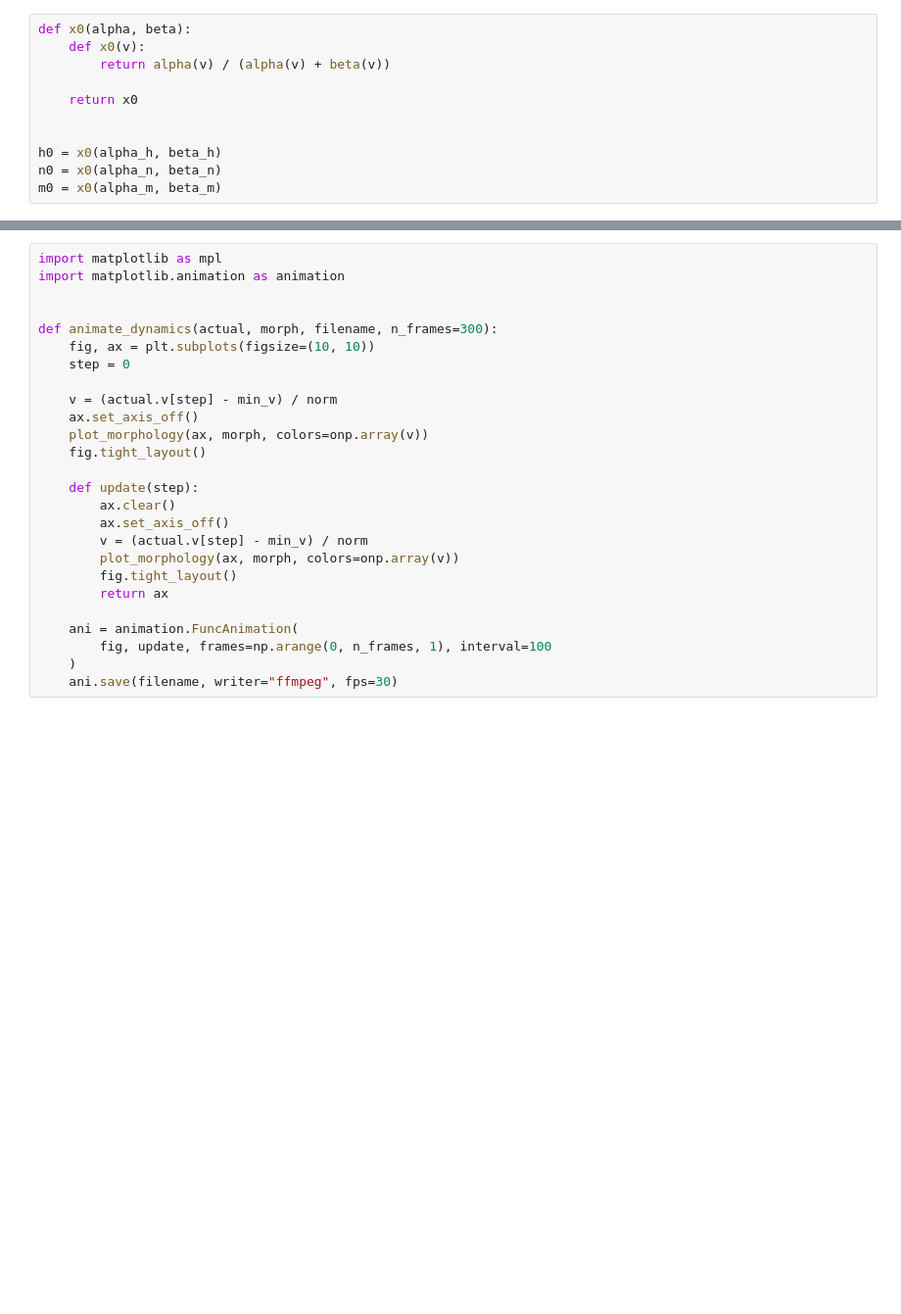
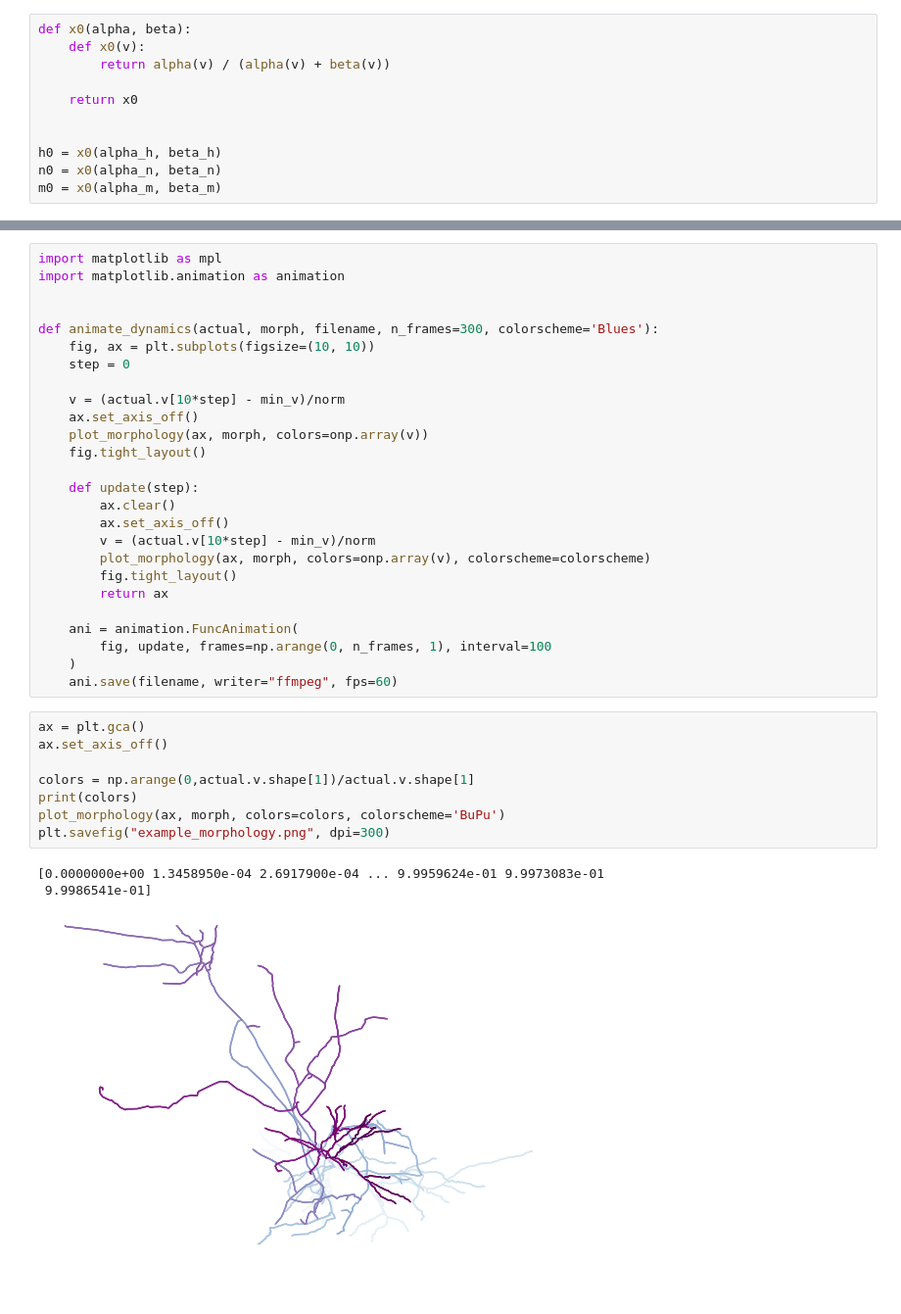
Before and after one commit to cpehle/njx, a Jupyter notebook: doc/notebooks/neuron_morphology.ipynb, the cells around one changed output, grey strips where cells are left out. Shown at 98% size. Saved outputs shown, nothing was run; the diff lists cells and outputs as text; blank space fills up the shorter version.

```diff
--- a/doc/notebooks/neuron_morphology.ipynb
+++ b/doc/notebooks/neuron_morphology.ipynb
@@ -309,11 +294,11 @@ import matplotlib as mpl
 import matplotlib.animation as animation
 
 
-def animate_dynamics(actual, morph, filename, n_frames=300):
+def animate_dynamics(actual, morph, filename, n_frames=300, colorscheme='Blues'):
     fig, ax = plt.subplots(figsize=(10, 10))
     step = 0
 
-    v = (actual.v[step] - min_v) / norm
+    v = (actual.v[10*step] - min_v)/norm
     ax.set_axis_off()
     plot_morphology(ax, morph, colors=onp.array(v))
     fig.tight_layout()
@@ -321,13 +306,25 @@ def animate_dynamics(actual, morph, filename, n_frames=300):
     def update(step):
         ax.clear()
         ax.set_axis_off()
-        v = (actual.v[step] - min_v) / norm
-        plot_morphology(ax, morph, colors=onp.array(v))
+        v = (actual.v[10*step] - min_v)/norm
+        plot_morphology(ax, morph, colors=onp.array(v), colorscheme=colorscheme)
         fig.tight_layout()
         return ax
 
     ani = animation.FuncAnimation(
         fig, update, frames=np.arange(0, n_frames, 1), interval=100
     )
-    ani.save(filename, writer="ffmpeg", fps=30)
+    ani.save(filename, writer="ffmpeg", fps=60)
+# %%
+ax = plt.gca()
+ax.set_axis_off()
+
+colors = np.arange(0,actual.v.shape[1])/actual.v.shape[1]
+print(colors)
+plot_morphology(ax, morph, colors=colors, colorscheme='BuPu')
+plt.savefig("example_morphology.png", dpi=300)
+# %% [output]
+[0.0000000e+00 1.3458950e-04 2.6917900e-04 ... 9.9959624e-01 9.9973083e-01
+ 9.9986541e-01]
+[figure, added]
 # %%
```
Also changed, not shown: parts of 15 cells of this notebook.
